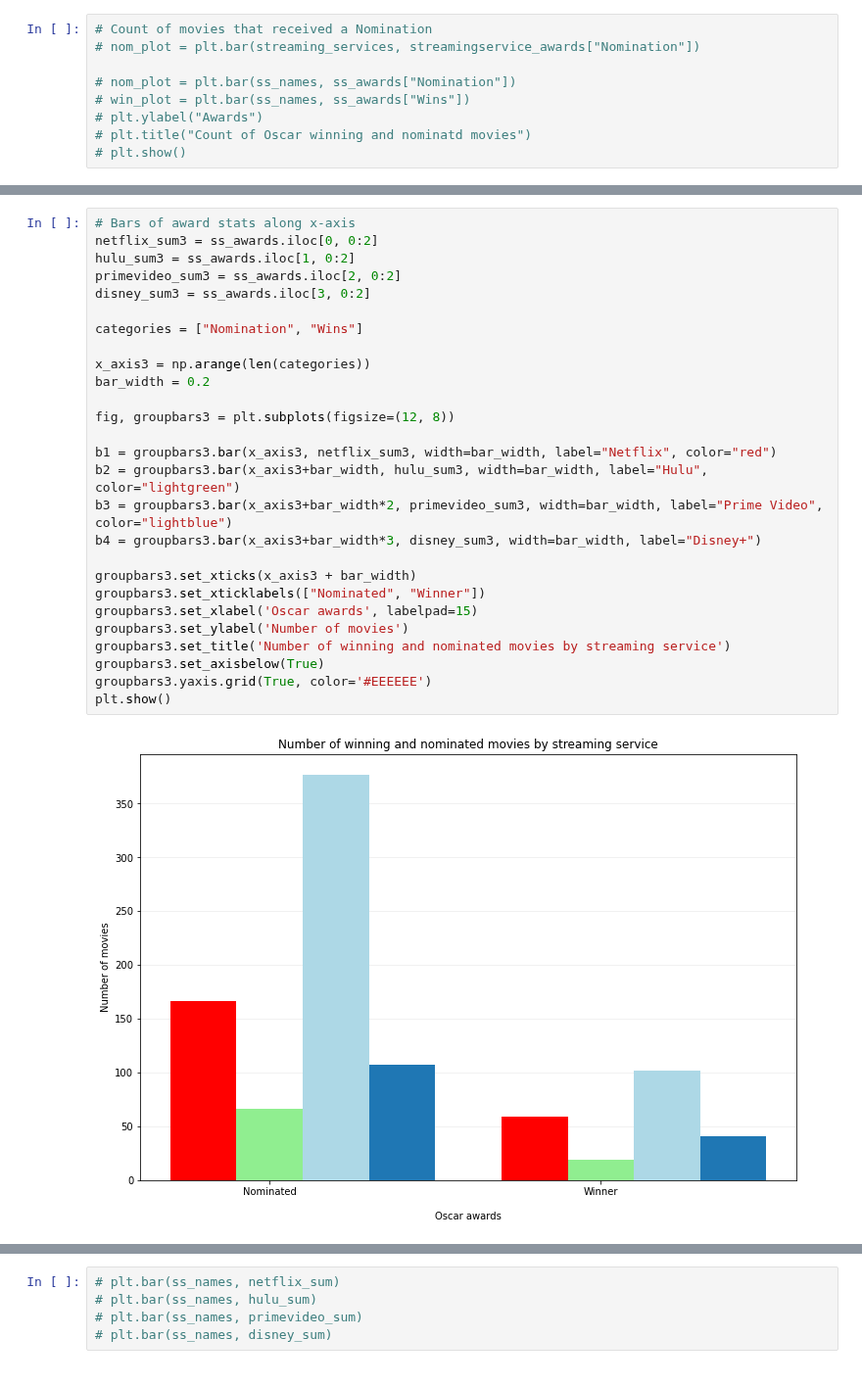
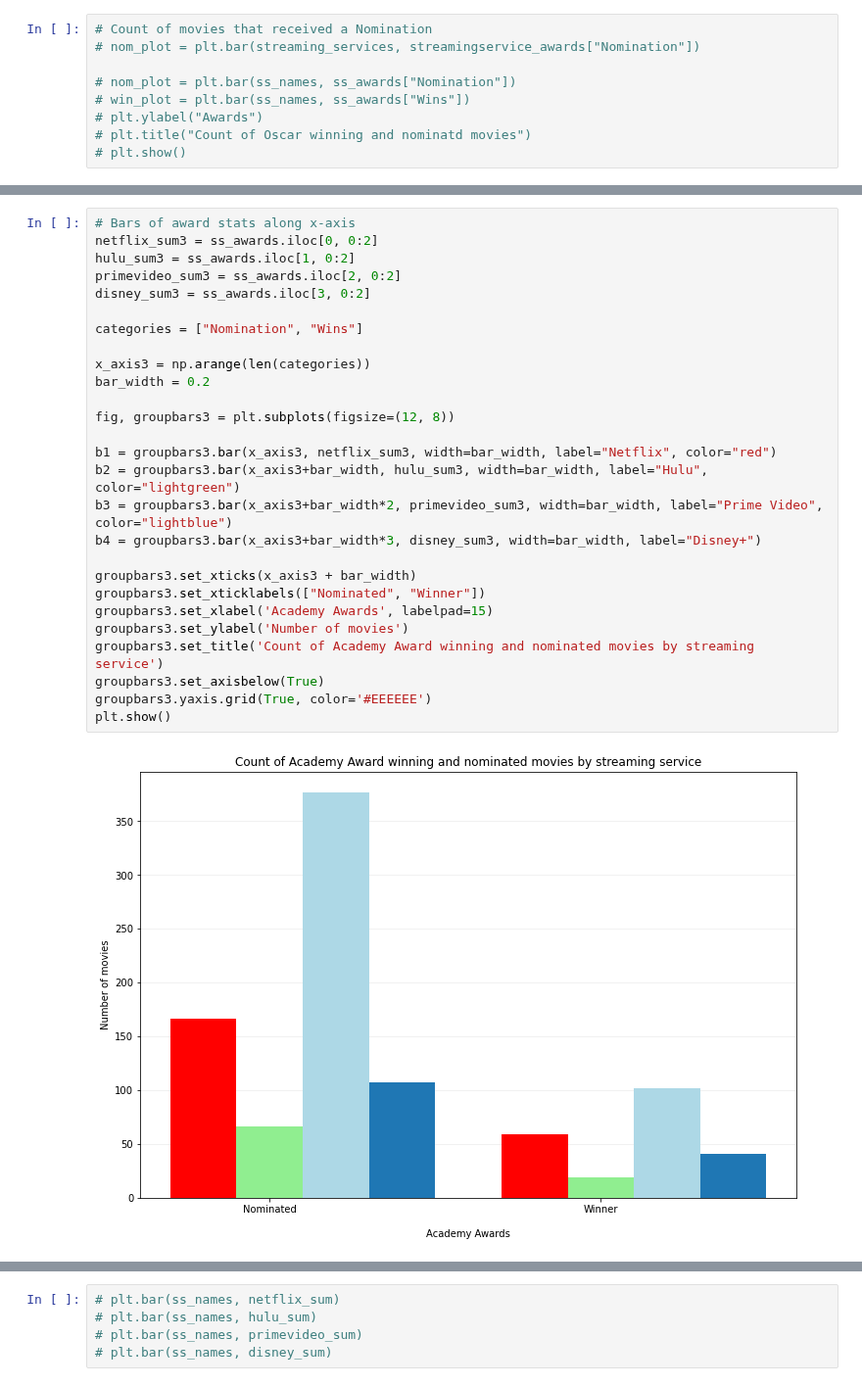
Before and after one commit to jacance/streaming-service-analysis, a Jupyter notebook: notebook_justin.ipynb, the cells around one changed output, grey strips where cells are left out. Shown at 98% size. Saved outputs shown, nothing was run; the diff lists cells and outputs as text.

```diff
--- a/notebook_justin.ipynb
+++ b/notebook_justin.ipynb
@@ -355,30 +356,30 @@ plt.show()
 # %%
 # Bars of award stats along x-axis
 netflix_sum3 = ss_awards.iloc[0, 0:2]
 hulu_sum3 = ss_awards.iloc[1, 0:2]
 primevideo_sum3 = ss_awards.iloc[2, 0:2]
 disney_sum3 = ss_awards.iloc[3, 0:2]
 
 categories = ["Nomination", "Wins"]
 
 x_axis3 = np.arange(len(categories))
 bar_width = 0.2
 
 fig, groupbars3 = plt.subplots(figsize=(12, 8))
 
 b1 = groupbars3.bar(x_axis3, netflix_sum3, width=bar_width, label="Netflix", color="red")
 b2 = groupbars3.bar(x_axis3+bar_width, hulu_sum3, width=bar_width, label="Hulu", color="lightgreen")
 b3 = groupbars3.bar(x_axis3+bar_width*2, primevideo_sum3, width=bar_width, label="Prime Video", color="lightblue")
 b4 = groupbars3.bar(x_axis3+bar_width*3, disney_sum3, width=bar_width, label="Disney+")
 
 groupbars3.set_xticks(x_axis3 + bar_width)
 groupbars3.set_xticklabels(["Nominated", "Winner"])
-groupbars3.set_xlabel('Oscar awards', labelpad=15)
+groupbars3.set_xlabel('Academy Awards', labelpad=15)
 groupbars3.set_ylabel('Number of movies')
-groupbars3.set_title('Number of winning and nominated movies by streaming service')
+groupbars3.set_title('Count of Academy Award winning and nominated movies by streaming service')
 groupbars3.set_axisbelow(True)
 groupbars3.yaxis.grid(True, color='#EEEEEE')
 plt.show()
 # %% [output]
-[figure, old version]
+[figure, new version]
 # %%
```
Also changed, not shown: parts of 8 cells of this notebook.
